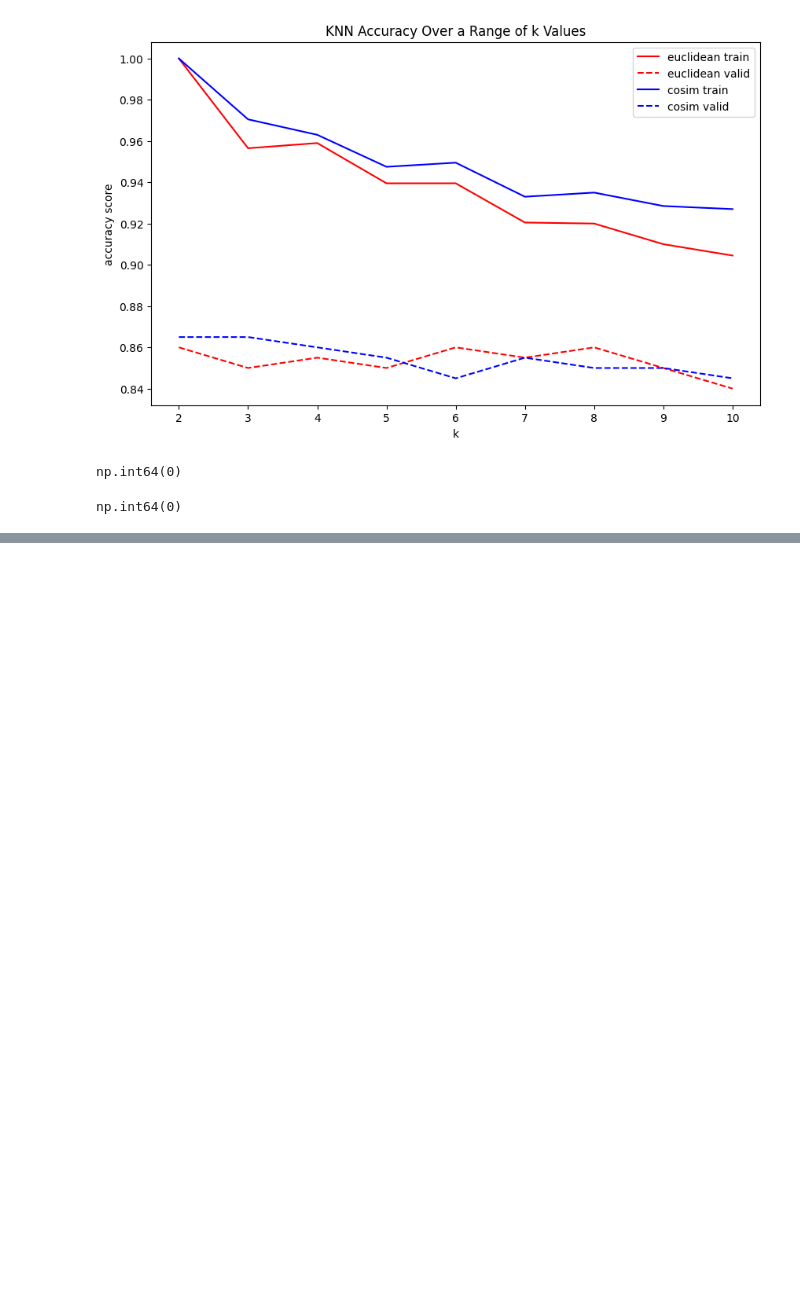
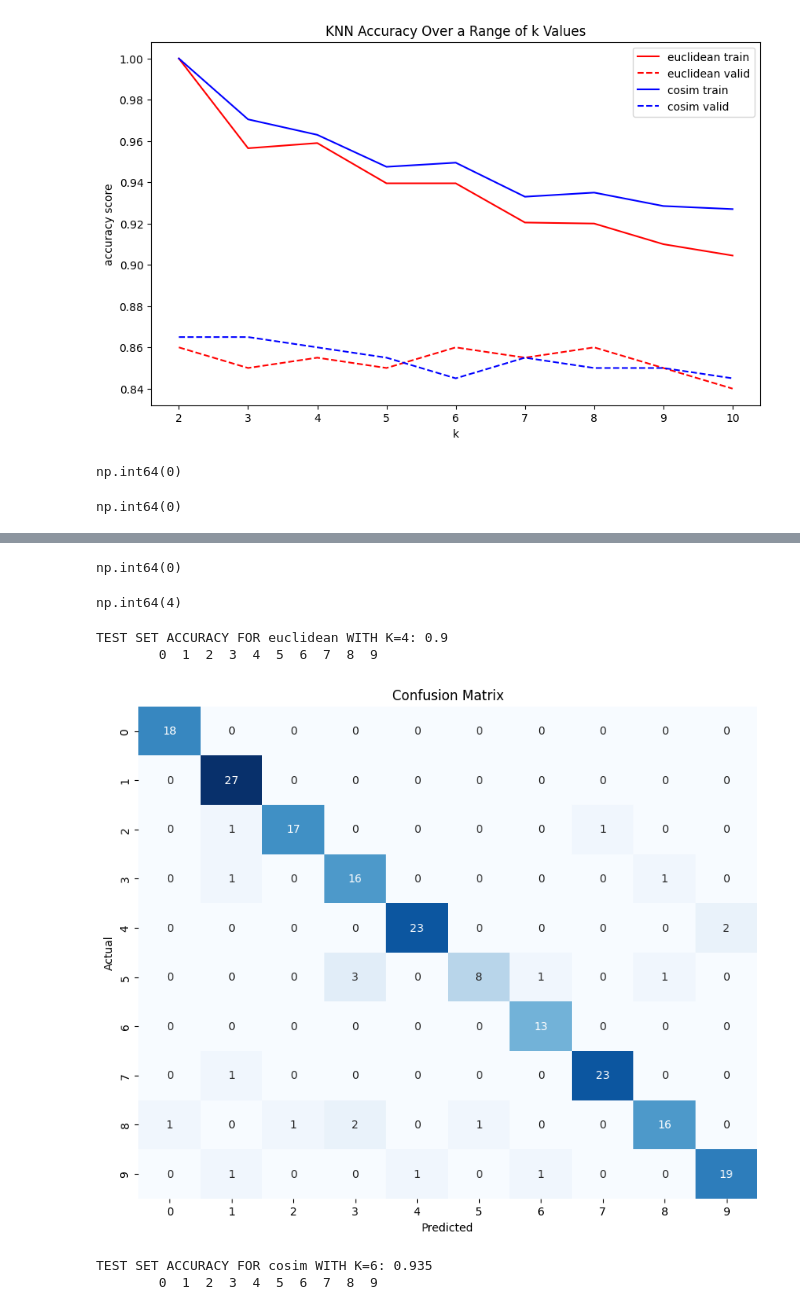
Before and after one commit to Pmcslarrow/hw_2_ml, a Jupyter notebook: plots.ipynb, the cells around one changed output, grey strips where cells are left out. Drawn from its saved outputs; the diff is of its cells as text; code cells hidden in the pictures; blank space fills up the shorter version.

```diff
--- a/plots.ipynb
+++ b/plots.ipynb
@@ -117,0 +124,23 @@ for metric in metrics:
+# %%
+np.argmax(valid_accs['euclidean'])
+# %% [output]
+np.int64(0)
+# %%
+np.argmax(valid_accs['cosim'])
+# %% [output]
+np.int64(4)
+# %%
+best_k = {'euclidean': 4, 'cosim': 6}
+
+for metric in metrics:
+    print()
+    act, pred = knn_helper(train_data, test_data, metric, k=best_k[metric])
+    print(f'TEST SET ACCURACY FOR {metric} WITH K={best_k[metric]}:', accuracy(act, pred))
+    conf_matrix_plot(act, pred)
+    print()
+# %% [output]
+TEST SET ACCURACY FOR euclidean WITH K=4: 0.9
+        0  1  2  3  4  5  6  7  8  9
+[figure, added]
+TEST SET ACCURACY FOR cosim WITH K=6: 0.935
+        0  1  2  3  4  5  6  7  8  9
```
Also changed, not shown: parts of 8 cells of this notebook, 9 other files.
